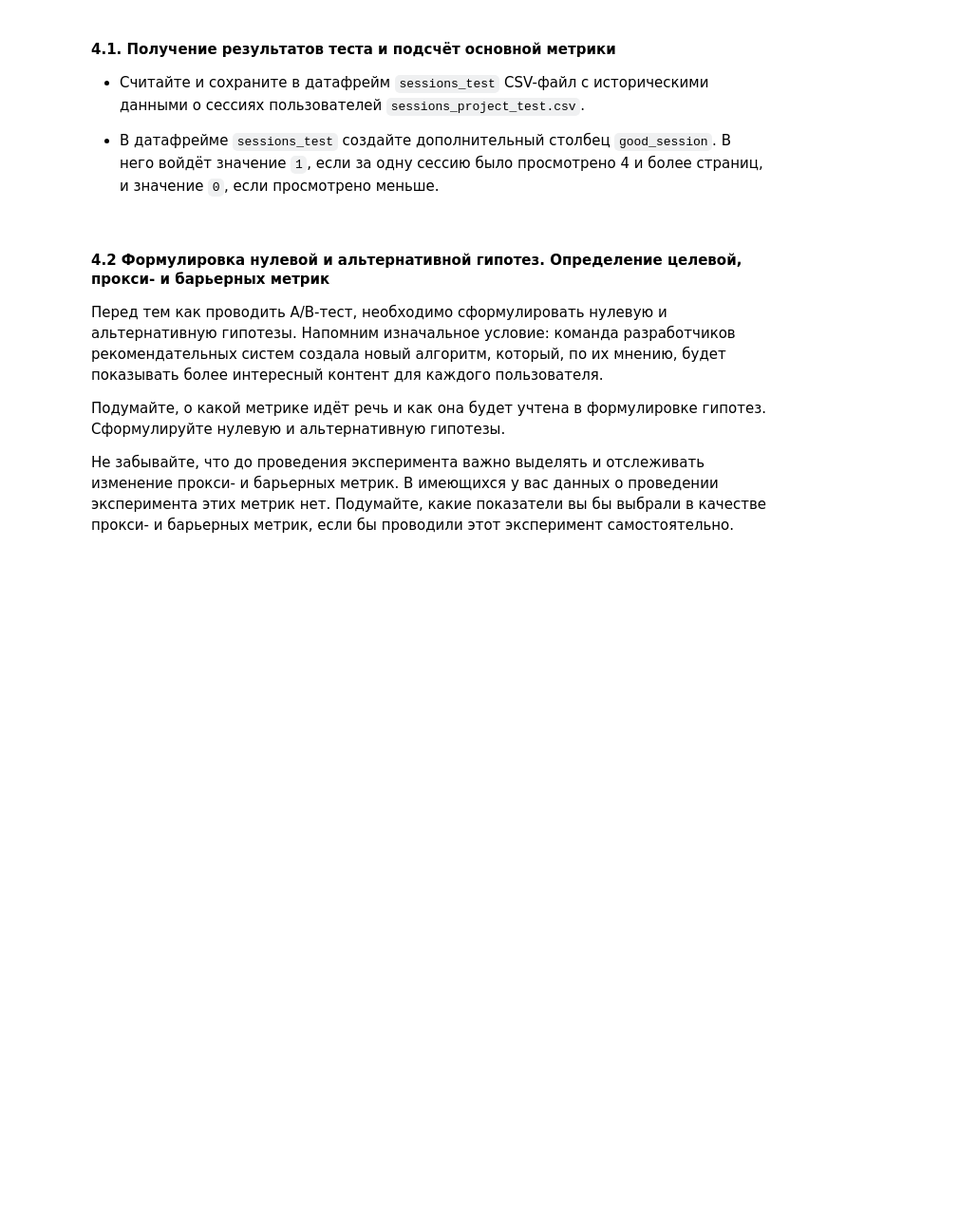
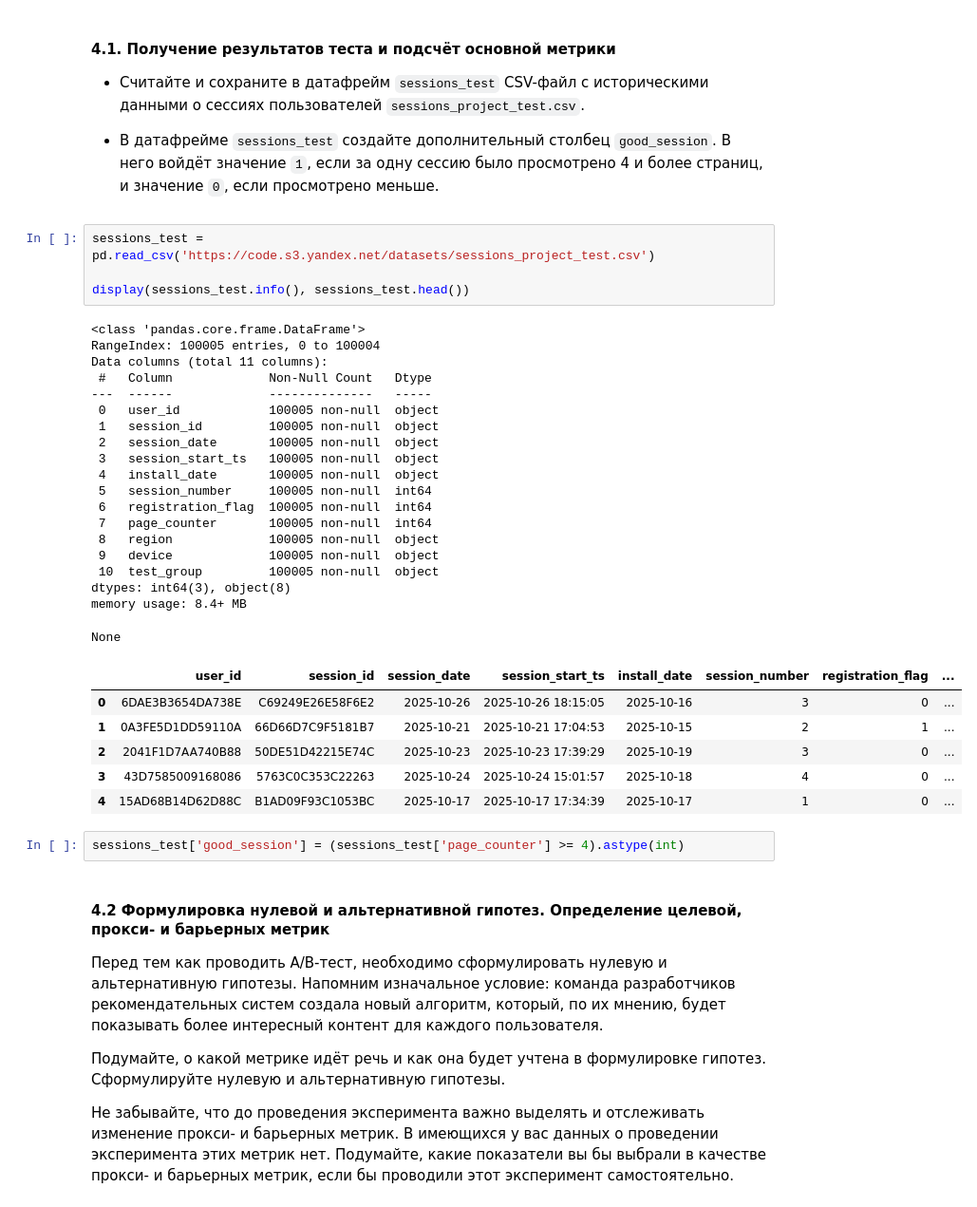
Before and after one commit to Plakhotniuk/practicum_ds, a Jupyter notebook: hypothesis_testing/advertisement_app.ipynb, the cells around one changed output. Shown at 95% size. Saved outputs shown, nothing was run; the diff lists cells and outputs as text; blank space fills up the shorter version.

```diff
--- a/hypothesis_testing/advertisement_app.ipynb
+++ b/hypothesis_testing/advertisement_app.ipynb
@@ -468,6 +475,38 @@ A/B-тест завершён, и у вас есть результаты за
 - Считайте и сохраните в датафрейм `sessions_test` CSV-файл с историческими данными о сессиях пользователей `sessions_project_test.csv`.
 
 - В датафрейме `sessions_test` создайте дополнительный столбец `good_session`. В него войдёт значение `1`, если за одну сессию было просмотрено 4 и более страниц, и значение `0`, если просмотрено меньше.
+# %%
+sessions_test = pd.read_csv('https://code.s3.yandex.net/datasets/sessions_project_test.csv')
+
+display(sessions_test.info(), sessions_test.head())
+# %% [output]
+<class 'pandas.core.frame.DataFrame'>
+RangeIndex: 100005 entries, 0 to 100004
+Data columns (total 11 columns):
+ #   Column             Non-Null Count   Dtype
+---  ------             --------------   -----
+ 0   user_id            100005 non-null  object
+ 1   session_id         100005 non-null  object
+ 2   session_date       100005 non-null  object
+ 3   session_start_ts   100005 non-null  object
+ 4   install_date       100005 non-null  object
+ 5   session_number     100005 non-null  int64
+ 6   registration_flag  100005 non-null  int64
+ 7   page_counter       100005 non-null  int64
+ 8   region             100005 non-null  object
+ 9   device             100005 non-null  object
+ 10  test_group         100005 non-null  object
+dtypes: int64(3), object(8)
+memory usage: 8.4+ MB
+None
+|  | user_id | session_id | session_date | session_start_ts | install_date | session_number | registration_flag | ... |
+| 0 | 6DAE3B3654DA738E | C69249E26E58F6E2 | 2025-10-26 | 2025-10-26 18:15:05 | 2025-10-16 | 3 | 0 | ... |
+| 1 | 0A3FE5D1DD59110A | 66D66D7C9F5181B7 | 2025-10-21 | 2025-10-21 17:04:53 | 2025-10-15 | 2 | 1 | ... |
+| 2 | 2041F1D7AA740B88 | 50DE51D42215E74C | 2025-10-23 | 2025-10-23 17:39:29 | 2025-10-19 | 3 | 0 | ... |
+| 3 | 43D7585009168086 | 5763C0C353C22263 | 2025-10-24 | 2025-10-24 15:01:57 | 2025-10-18 | 4 | 0 | ... |
+| 4 | 15AD68B14D62D88C | B1AD09F93C1053BC | 2025-10-17 | 2025-10-17 17:34:39 | 2025-10-17 | 1 | 0 | ... |
+# %%
+sessions_test['good_session'] = (sessions_test['page_counter'] >= 4).astype(int)
 # %% [markdown]
 #### 4.2 Формулировка нулевой и альтернативной гипотез. Определение целевой, прокси- и барьерных метрик
 
```
Also changed, not shown: parts of 15 cells of this notebook.
